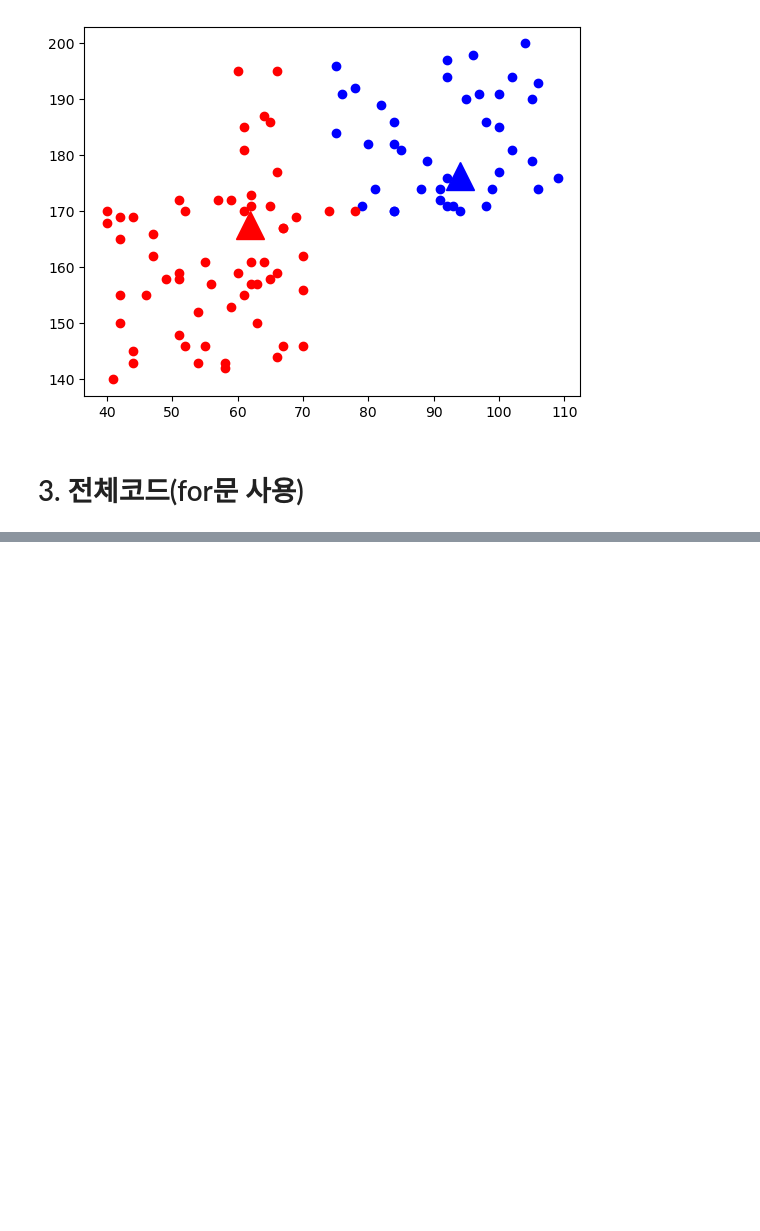
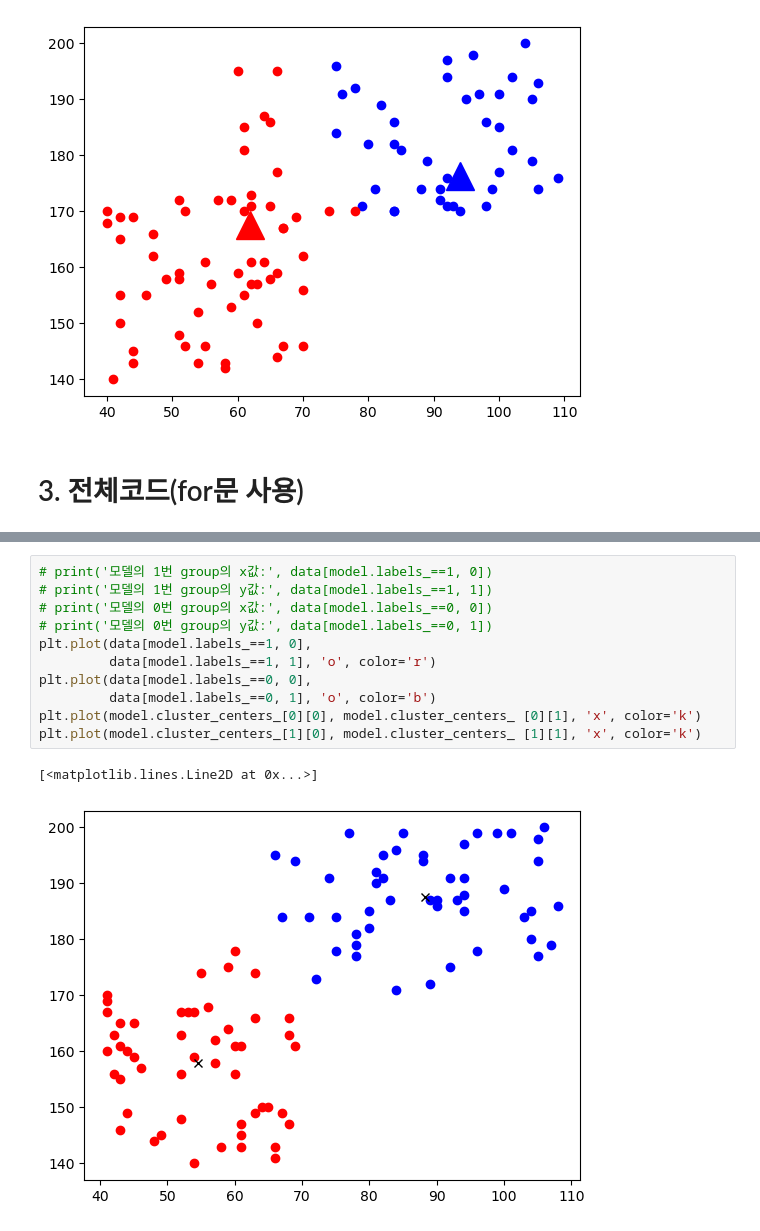
Before and after one commit to yisy0703/ai, a Jupyter notebook: source/08_DeepLearning/05_군집분석.ipynb, the cells around one changed output, grey strips where cells are left out. Cells and saved outputs as stored; diff of their text form; blank space fills up the shorter version.

```diff
--- a/source/08_DeepLearning/05_군집분석.ipynb
+++ b/source/08_DeepLearning/05_군집분석.ipynb
@@ -202,0 +245,14 @@ for i in range(1, 11):
+# %%
+# print('모델의 1번 group의 x값:', data[model.labels_==1, 0])
+# print('모델의 1번 group의 y값:', data[model.labels_==1, 1])
+# print('모델의 0번 group의 x값:', data[model.labels_==0, 0])
+# print('모델의 0번 group의 y값:', data[model.labels_==0, 1])
+plt.plot(data[model.labels_==1, 0],
+         data[model.labels_==1, 1], 'o', color='r')
+plt.plot(data[model.labels_==0, 0],
+         data[model.labels_==0, 1], 'o', color='b')
+plt.plot(model.cluster_centers_[0][0], model.cluster_centers_ [0][1], 'x', color='k')
+plt.plot(model.cluster_centers_[1][0], model.cluster_centers_ [1][1], 'x', color='k')
+# %% [output]
+[<matplotlib.lines.Line2D at 0x...>]
+[figure, added]
```
Also changed, not shown: parts of 7 cells of this notebook.
